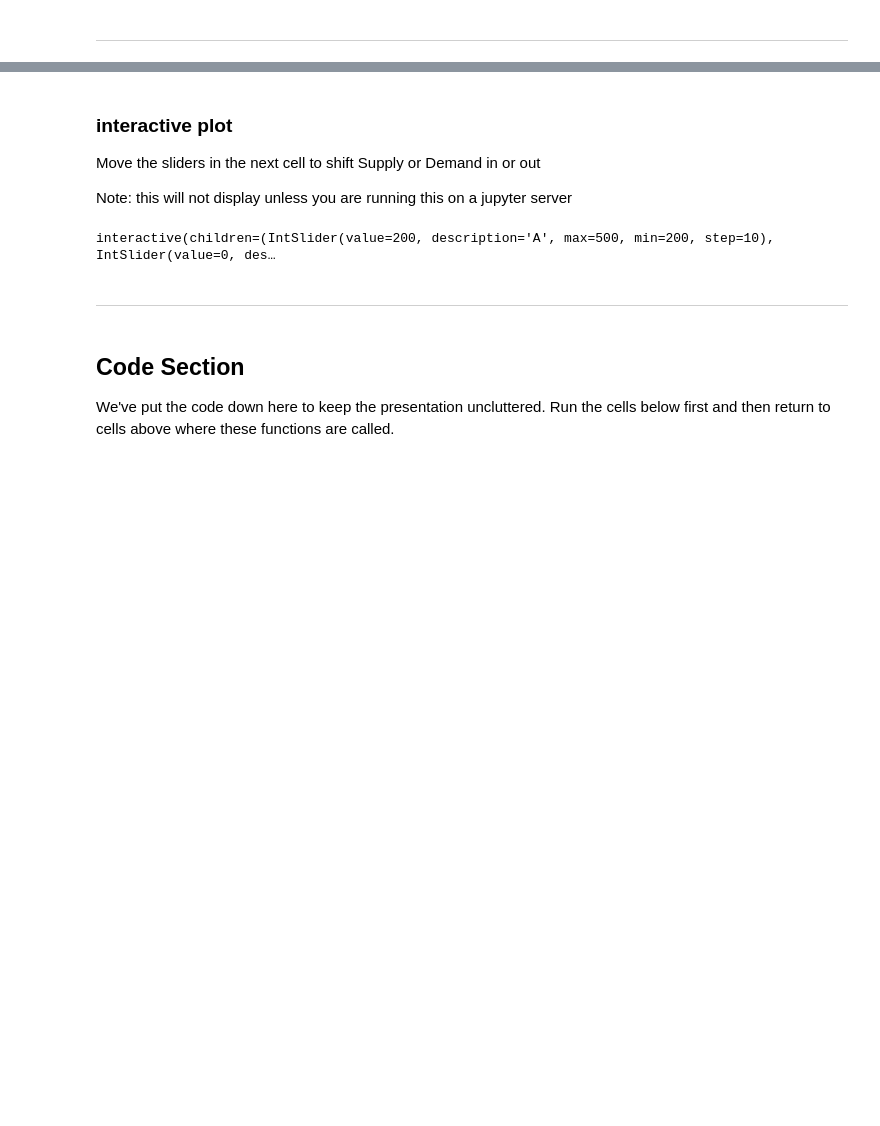
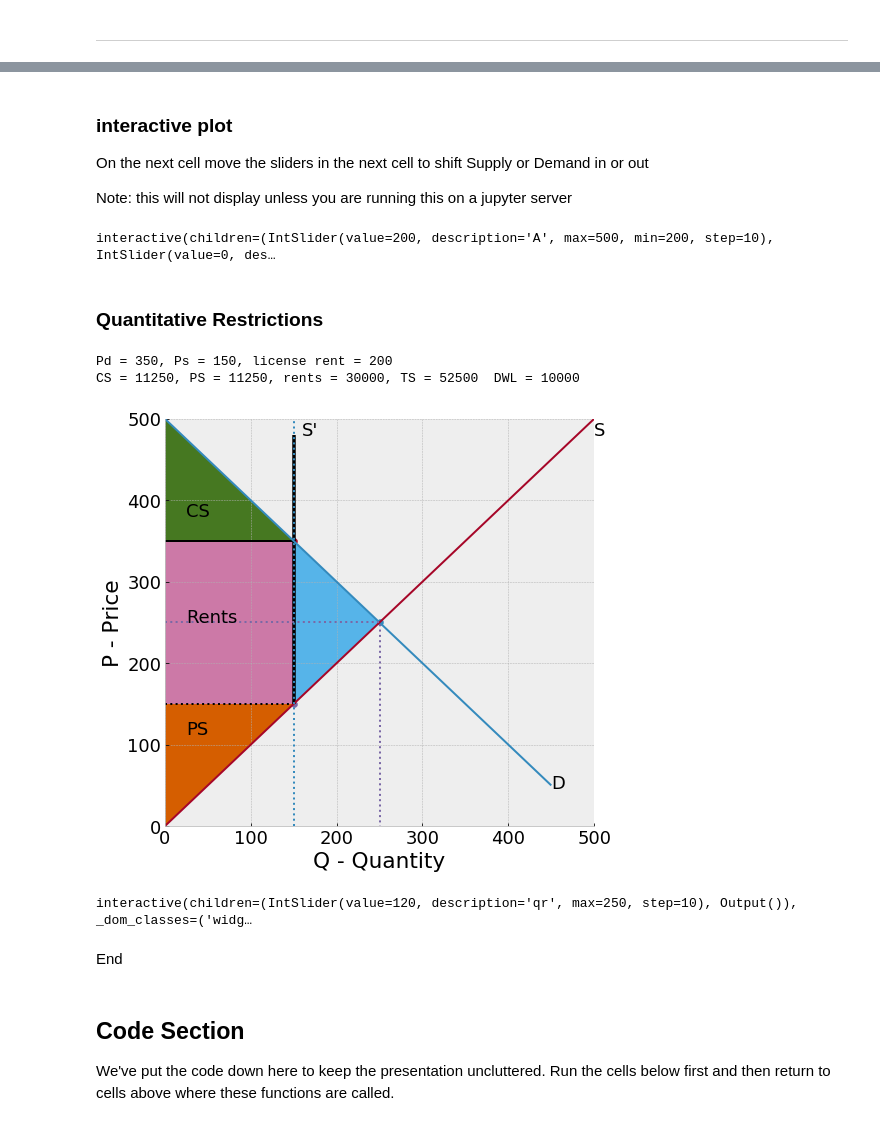
Before and after one commit to jhconning/Econ-Teach, a Jupyter notebook: intro/Linear_demand_supply.ipynb, the cells around one changed output, grey strips where cells are left out. Saved outputs shown, nothing was run; the diff lists cells and outputs as text; code cells hidden in the pictures; blank space fills up the shorter version.

Commit message:
quantitative restrictions in S+D model

```diff
--- a/intro/Linear_demand_supply.ipynb
+++ b/intro/Linear_demand_supply.ipynb
@@ -15,6 +16,6 @@ mkt(A=400, b=1, F=0, c=1)
 # %% [markdown]
 ### interactive plot
-Move the sliders in the next cell to shift Supply or Demand in or out
+On the next cell move the sliders in the next cell to shift Supply or Demand in or out
 
 Note: this will not display unless you are running this on a jupyter server
 # %%
@@ -22,7 +23,19 @@ interact(mkt, A=(200,500,10),b=fixed(1),F=(0,300,10),c=fixed(1));
 # %% [output]
 interactive(children=(IntSlider(value=200, description='A', max=500, min=200, step=10), IntSlider(value=0, des…
 # %% [markdown]
----
+### Quantitative Restrictions
+# %%
+qrplot(150);
+# %% [output]
+Pd = 350, Ps = 150, license rent = 200
+CS = 11250, PS = 11250, rents = 30000, TS = 52500  DWL = 10000
+[figure, added]
+# %%
+interact(qrplot, qr =(0,250,10));
+# %% [output]
+interactive(children=(IntSlider(value=120, description='qr', max=250, step=10), Output()), _dom_classes=('widg…
+# %% [markdown]
+End
 # %% [markdown]
 ## Code Section
 We've put the code down here to keep the presentation uncluttered. Run the cells below first and then return to cells above where these functions are called.
```
Also changed, not shown: parts of 4 cells of this notebook.
